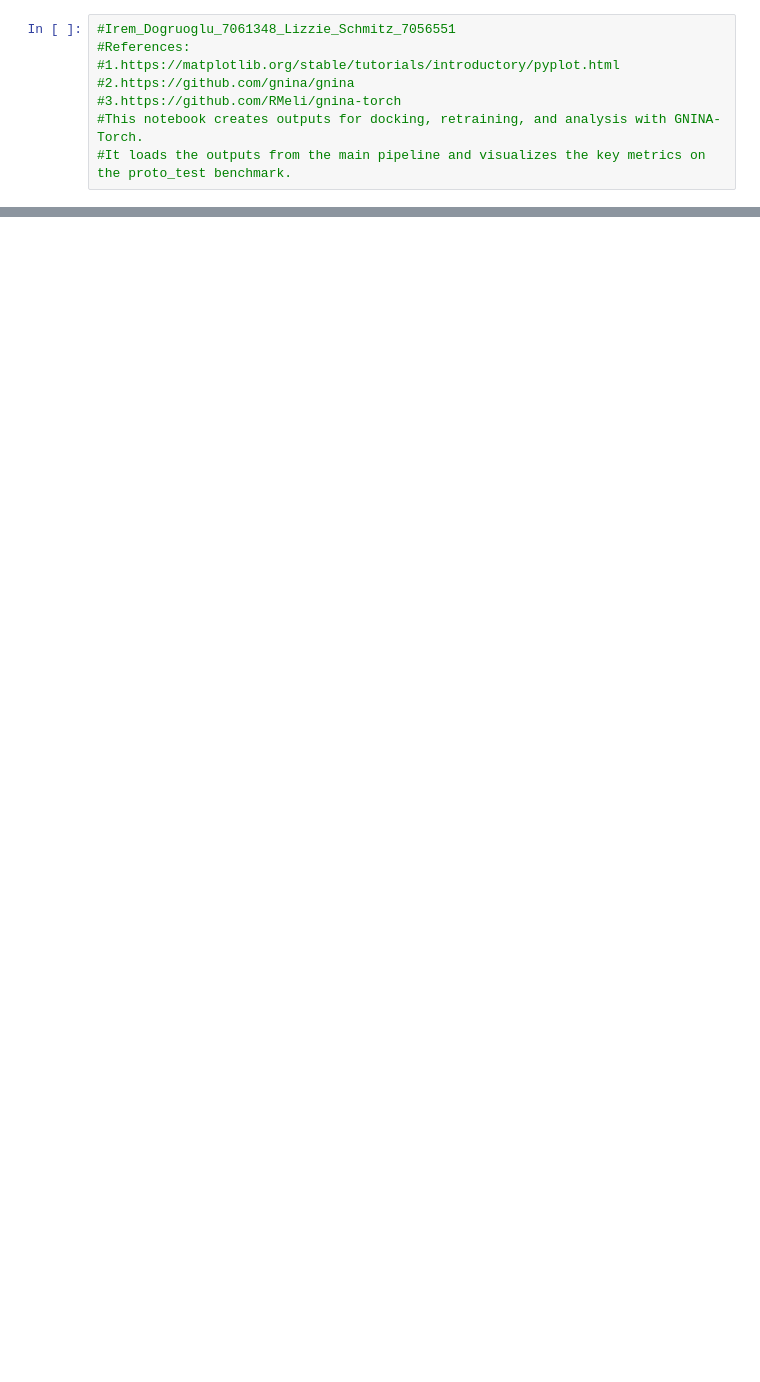
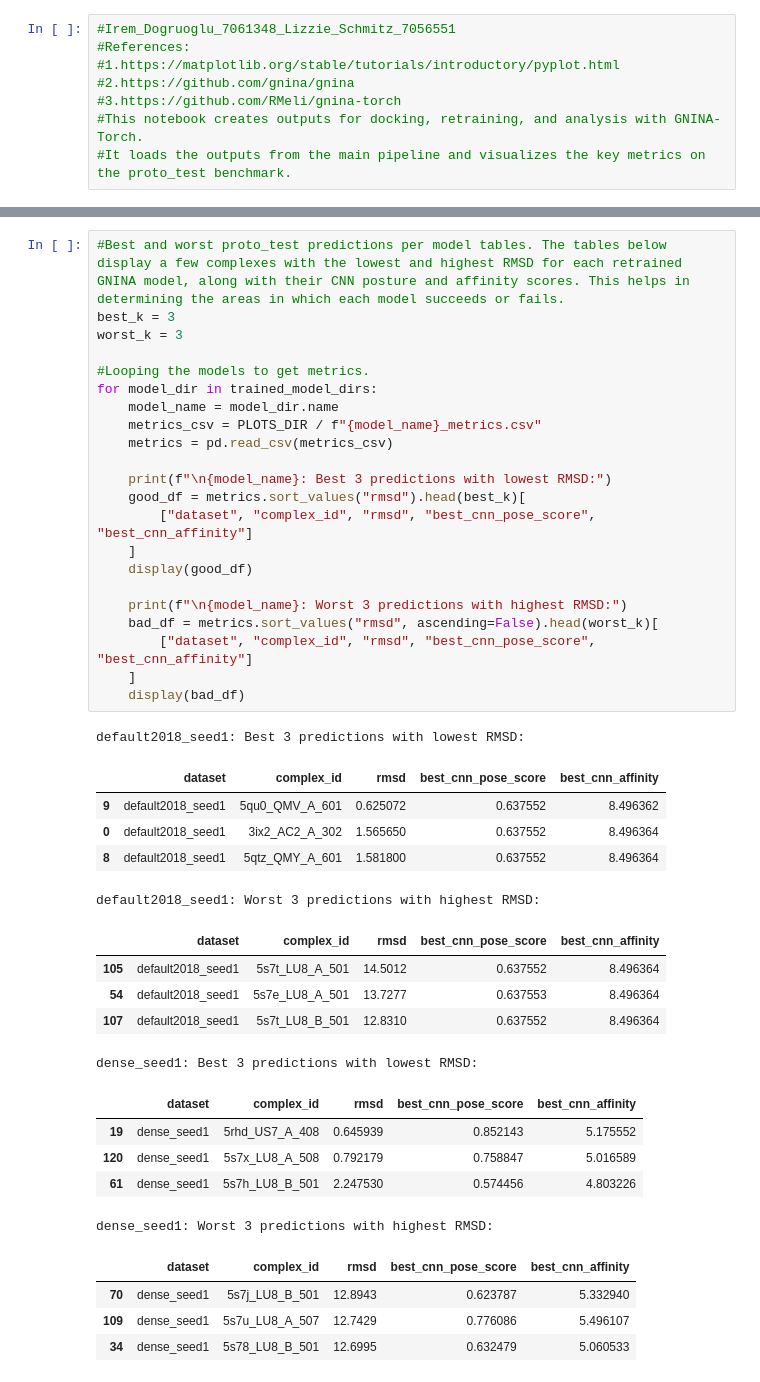
Before and after one commit to volkamerlab/DLDockingBenchSeminar, a Jupyter notebook: plot_inspection.ipynb, the cells around one changed output, grey strips where cells are left out. Cells and saved outputs as stored; diff of their text form; blank space fills up the shorter version.

Commit message:
Add plot inspection notebook

```diff
--- a/plot_inspection.ipynb
+++ b/plot_inspection.ipynb
@@ -167,0 +178,43 @@ for model_dir in trained_model_dirs:
+# %%
+#Best and worst proto_test predictions per model tables. The tables below display a few complexes with the lowest and highest RMSD for each retrained GNINA model, along with their CNN posture and affinity scores. This helps in determining the areas in which each model succeeds or fails.
+best_k = 3
+worst_k = 3
+
+#Looping the models to get metrics.
+for model_dir in trained_model_dirs:
+    model_name = model_dir.name
+    metrics_csv = PLOTS_DIR / f"{model_name}_metrics.csv"
+    metrics = pd.read_csv(metrics_csv)
+
+    print(f"\n{model_name}: Best 3 predictions with lowest RMSD:")
+    good_df = metrics.sort_values("rmsd").head(best_k)[
+        ["dataset", "complex_id", "rmsd", "best_cnn_pose_score", "best_cnn_affinity"]
+    ]
+    display(good_df)
+
+    print(f"\n{model_name}: Worst 3 predictions with highest RMSD:")
+    bad_df = metrics.sort_values("rmsd", ascending=False).head(worst_k)[
+        ["dataset", "complex_id", "rmsd", "best_cnn_pose_score", "best_cnn_affinity"]
+    ]
+    display(bad_df)
+# %% [output]
+default2018_seed1: Best 3 predictions with lowest RMSD:
+|  | dataset | complex_id | rmsd | best_cnn_pose_score | best_cnn_affinity |
+| 9 | default2018_seed1 | 5qu0_QMV_A_601 | 0.625072 | 0.637552 | 8.496362 |
+| 0 | default2018_seed1 | 3ix2_AC2_A_302 | 1.565650 | 0.637552 | 8.496364 |
+| 8 | default2018_seed1 | 5qtz_QMY_A_601 | 1.581800 | 0.637552 | 8.496364 |
+default2018_seed1: Worst 3 predictions with highest RMSD:
+|  | dataset | complex_id | rmsd | best_cnn_pose_score | best_cnn_affinity |
+| 105 | default2018_seed1 | 5s7t_LU8_A_501 | 14.5012 | 0.637552 | 8.496364 |
+| 54 | default2018_seed1 | 5s7e_LU8_A_501 | 13.7277 | 0.637553 | 8.496364 |
+| 107 | default2018_seed1 | 5s7t_LU8_B_501 | 12.8310 | 0.637552 | 8.496364 |
+dense_seed1: Best 3 predictions with lowest RMSD:
+|  | dataset | complex_id | rmsd | best_cnn_pose_score | best_cnn_affinity |
+| 19 | dense_seed1 | 5rhd_US7_A_408 | 0.645939 | 0.852143 | 5.175552 |
+| 120 | dense_seed1 | 5s7x_LU8_A_508 | 0.792179 | 0.758847 | 5.016589 |
+| 61 | dense_seed1 | 5s7h_LU8_B_501 | 2.247530 | 0.574456 | 4.803226 |
+dense_seed1: Worst 3 predictions with highest RMSD:
+|  | dataset | complex_id | rmsd | best_cnn_pose_score | best_cnn_affinity |
+| 70 | dense_seed1 | 5s7j_LU8_B_501 | 12.8943 | 0.623787 | 5.332940 |
+| 109 | dense_seed1 | 5s7u_LU8_A_507 | 12.7429 | 0.776086 | 5.496107 |
+| 34 | dense_seed1 | 5s78_LU8_B_501 | 12.6995 | 0.632479 | 5.060533 |
```
Also changed, not shown: parts of 9 cells of this notebook.
